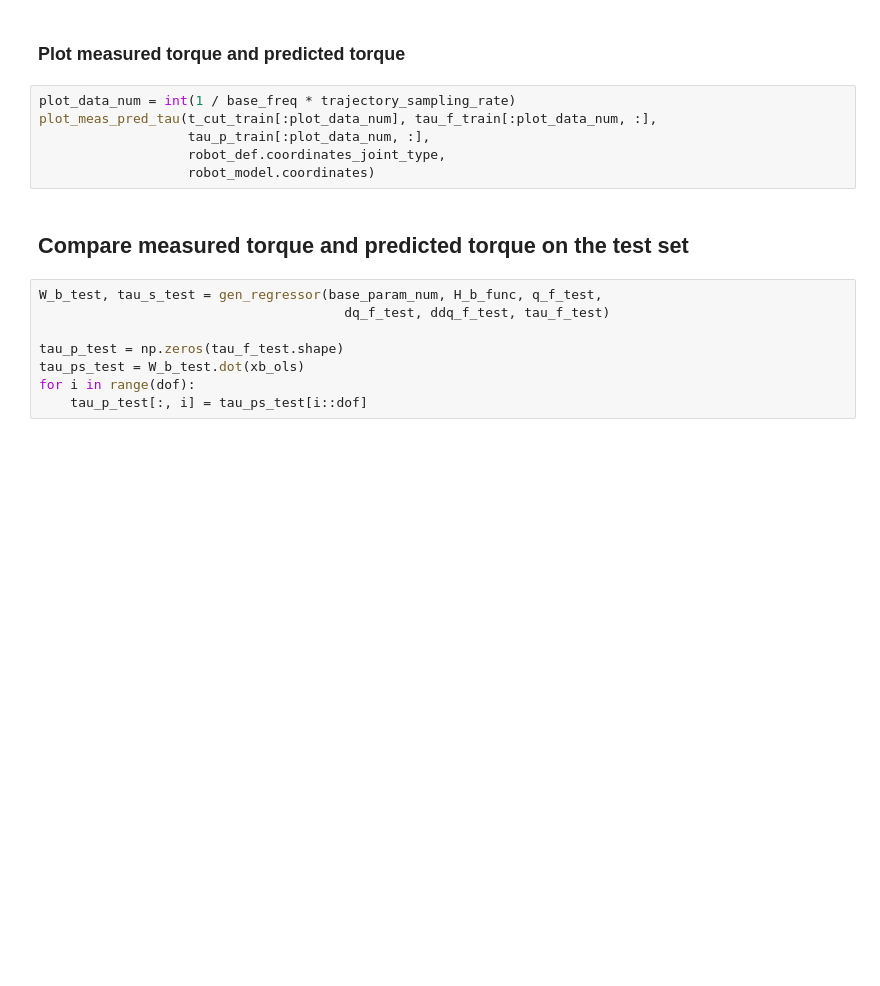
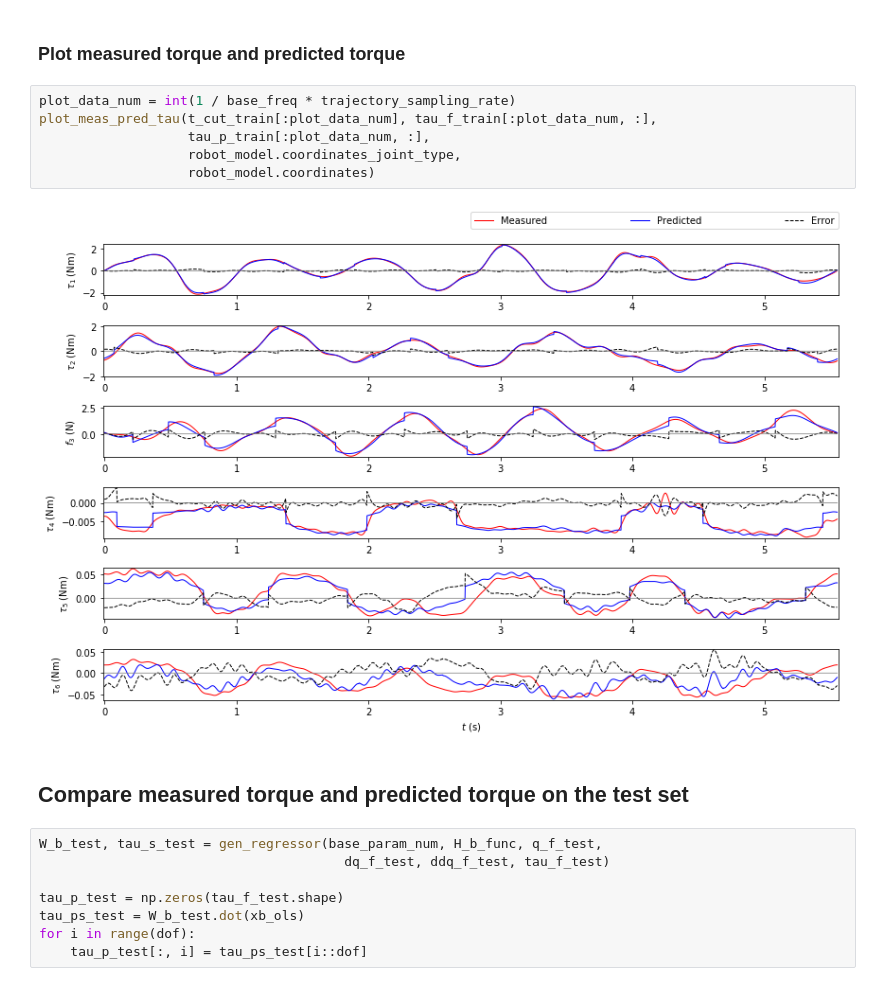
Before and after one commit to leihuagh/dyn_ident_sympy, a Jupyter notebook: main.ipynb, the cells around one changed output. Drawn from its saved outputs; the diff is of its cells as text; blank space fills up the shorter version.

```diff
--- a/main.ipynb
+++ b/main.ipynb
@@ -800,9 +788,11 @@ standard deviation of xb using OLS:
 # %%
 plot_data_num = int(1 / base_freq * trajectory_sampling_rate)
 plot_meas_pred_tau(t_cut_train[:plot_data_num], tau_f_train[:plot_data_num, :],
                    tau_p_train[:plot_data_num, :],
-                   robot_def.coordinates_joint_type,
+                   robot_model.coordinates_joint_type,
                    robot_model.coordinates)
+# %% [output]
+[figure, added]
 # %% [markdown]
 ## Compare measured torque and predicted torque on the test set
 # %%
```
Also changed, not shown: parts of 17 cells of this notebook, 26 other files.
